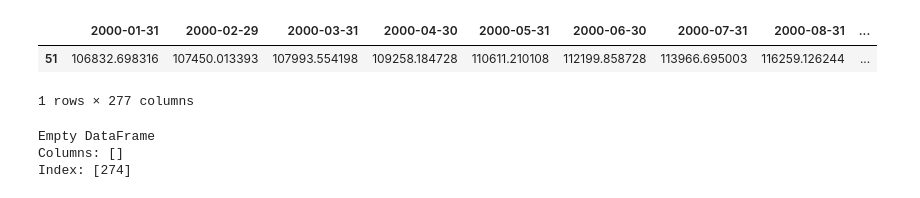
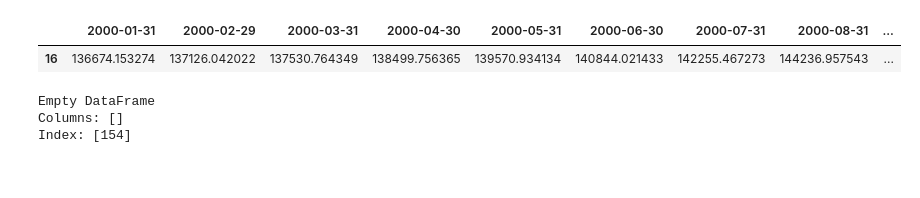
Before and after one commit to earlyann/Zillow_target_city_analysis, a Jupyter notebook: zillow.ipynb, the cells around one changed output. Saved outputs shown, nothing was run; the diff lists cells and outputs as text; code cells hidden in the pictures.

```diff
--- a/zillow.ipynb
+++ b/zillow.ipynb
@@ -1,5 +1,10 @@
 # %%
 import pandas as pd
+import os
 import matplotlib.pyplot as plt
 import numpy as np
 from scipy.stats import linregress
+
+plt.style.use('fivethirtyeight')
+pd.options.display.max_columns = 500
+color_pal = plt.rcParams["axes.prop_cycle"].by_key()["color"]
@@ -38,0 +11,16 @@ Length: 285, dtype: object
+# %%
+# Zillow Home Value Index (ZHVI): A measure of the typical home value and market changes across a given
+# region and housing type. It reflects the typical value for homes in the 35th to 65th percentile range.
+# Available as a smoothed, seasonally adjusted measure and as a raw measure. Zillow publishes top-tier
+# ZHVI ($, typical value for homes within the 65th to 95th percentile range for a given region) and
+# bottom-tier ZHVI ($, typical value for homes within the 5th to 35th percentile range for a given
+# region). Zillow also publishes ZHVI for all single-family residences ($, typical value for all
+# single-family homes in a given region), for condo/coops ($), for all homes with 1, 2, 3, 4 and 5+
+# bedrooms ($), and the ZHVI per square foot ($, typical value of all homes per square foot calculated
+# by taking the estimated home value for each home in a given region and dividing it by the home’s
+# square footage).
+# This data is for all homes (SFR, condos and co-ops) smoothed and seasonally adjusted
+
+
+csvpath = '/Users/laceymorgan/Desktop/Zillow_target_city_analysis/Metro_zhvi_2_16_2023.csv'
+df1 = pd.read_csv(csvpath)
@@ -39,15 +45,14 @@ Length: 285, dtype: object
 # %%
 # creating data frames of just the target cities median home values over time
-mpls = df.loc[(df['RegionName'] == 'Minneapolis') & (df['State'] == 'MN')].copy()
-prt = df.loc[(df['RegionName'] == 'Portland') & (df['State'] == 'OR')].copy()
-stl = df.loc[(df['RegionName'] == 'Seattle') & (df['State'] == 'WA')].copy()
-bldr = df.loc[(df['RegionName'] == 'Boulder') & (df['State'] == 'CO')].copy()
+mpls = df1.loc[df1['RegionName'] == 'Minneapolis, MN'].copy()
+prt = df1.loc[df1['RegionName'] == 'Portland, OR'].copy()
+stl = df1.loc[df1['RegionName'] == 'Seattle, WA'].copy()
+bldr = df1.loc[df1['RegionName'] == 'Boulder, CO'].copy()
 # %%
-mpls.iloc[:, 8:]
+mpls.iloc[:, 5:]
 # %% [output]
 |  | 2000-01-31 | 2000-02-29 | 2000-03-31 | 2000-04-30 | 2000-05-31 | 2000-06-30 | 2000-07-31 | 2000-08-31 | ... |
-| 51 | 106832.698316 | 107450.013393 | 107993.554198 | 109258.184728 | 110611.210108 | 112199.858728 | 113966.695003 | 116259.126244 | ... |
+| 16 | 136674.153274 | 137126.042022 | 137530.764349 | 138499.756365 | 139570.934134 | 140844.021433 | 142255.467273 | 144236.957543 | ... |
-1 rows × 277 columns
 # %%
 # get a Series indicating which columns have at least one NaN value
 has_nans = bldr.isna().any()
@@ -59,5 +64,5 @@ print(df_filtered)
 # %% [output]
 Empty DataFrame
 Columns: []
-Index: [274]
+Index: [154]
 # %%
```
Also changed, not shown: parts of 24 cells of this notebook, 15 other files.
